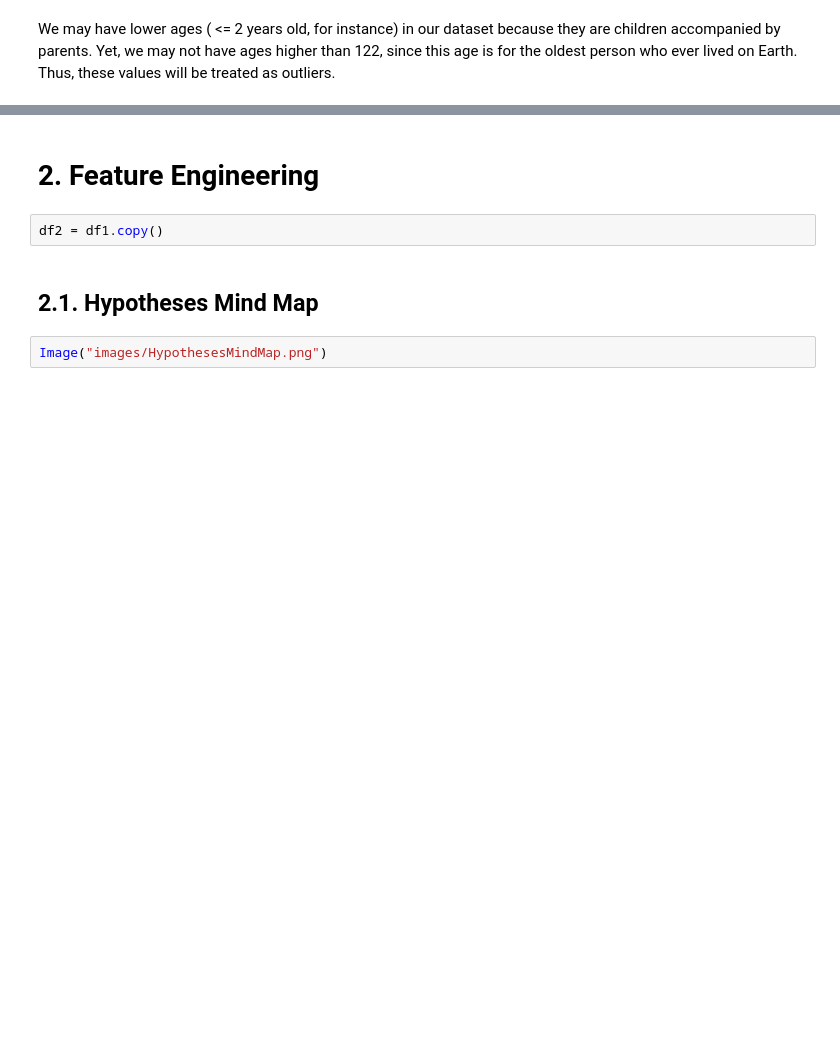
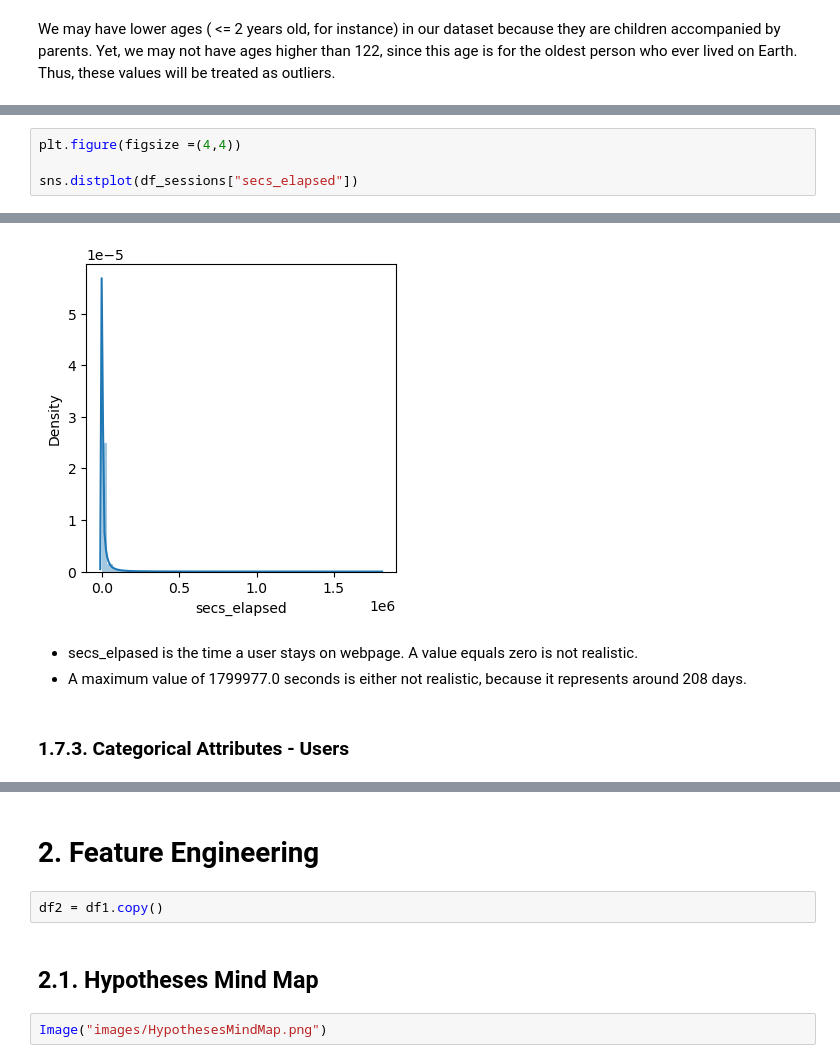
Before and after one commit to lucasquemelli/airbnb, a Jupyter notebook: airbnb.ipynb, the cells around one changed output, grey strips where cells are left out. Saved outputs shown, nothing was run; the diff lists cells and outputs as text; blank space fills up the shorter version.

```diff
--- a/airbnb.ipynb
+++ b/airbnb.ipynb
@@ -562,0 +569,5 @@ df1.shape
+# %%
+plt.figure(figsize =(4,4))
+
+sns.distplot(df_sessions["secs_elapsed"])
+# %% [output]
@@ -563 +575,7 @@ df1.shape
+[figure, added]
+# %% [markdown]
+- secs_elpased is the time a user stays on webpage. A value equals zero is not realistic.
+- A maximum value of 1799977.0 seconds is either not realistic, because it represents around 208 days.
+# %% [markdown]
+### 1.7.3. Categorical Attributes - Users
 # %%
```
Also changed, not shown: parts of 71 cells of this notebook.
